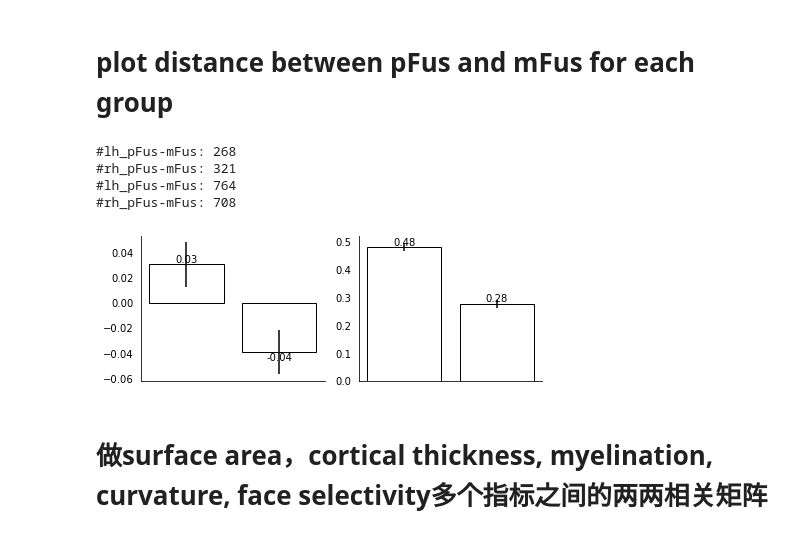
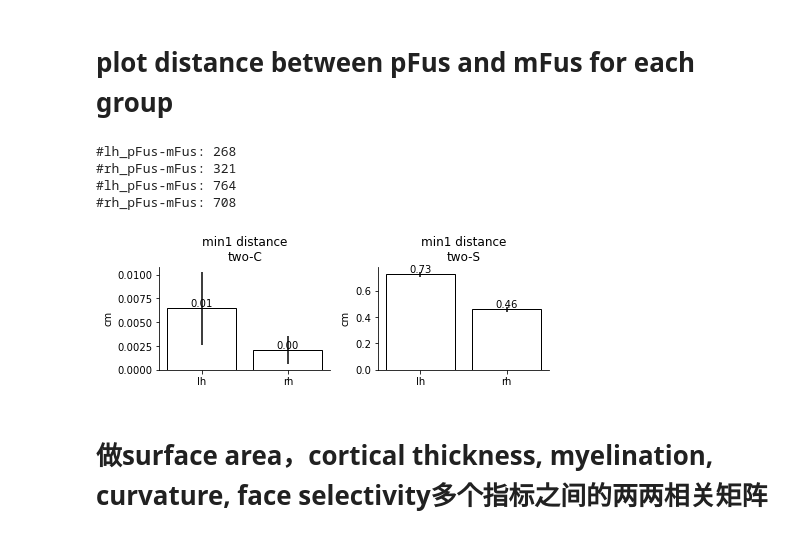
Before and after one commit to BNUCNL/nibrain, a Jupyter notebook: cxy_hcp_ffa/scripts/paper_fig.ipynb, the cells around one changed output. Saved outputs shown, nothing was run; the diff lists cells and outputs as text; code cells hidden in the pictures.

Commit message:
cxy_hcp_ffa: calc and plot min distance between mFus and pFus

```diff
--- a/cxy_hcp_ffa/scripts/paper_fig.ipynb
+++ b/cxy_hcp_ffa/scripts/paper_fig.ipynb
@@ -527,9 +527,10 @@ for gid in gids:
 # %% [markdown]
 # plot distance between pFus and mFus for each group
 # %%
-method = 'AP_gap-y'  # 'peak', 'min', 'AP_gap-y', 'AP_gap-geo'
+method = 'min1'  # 'peak', 'min', 'min1', 'AP_gap-y', 'AP_gap-geo'
 method2ylim = {
     'peak': (1.5, 2.6),
+    'min1': (None, None),
     'AP_gap-y': (None, None),
     'AP_gap-geo': (0.8, 1.3)
 }
@@ -543,8 +544,8 @@ gid2name = {
 }
 data_file = pjoin(anal_dir, f'gdist_{method}.csv')
 gid_file = pjoin(anal_dir, 'grouping/group_id_{hemi}.npy')
-out_file = None
-# out_file = pjoin(work_dir, f'grouping_distance_{method}.jpg')
+# out_file = None
+out_file = pjoin(work_dir, f'grouping_distance_{method}.jpg')
 
 n_gid = len(gids)
 n_hemi = len(hemis)
@@ -572,39 +573,39 @@ for gid_idx, gid in enumerate(gids):
         dataset.append(data)
 
     # plot bar
     rects = ax.bar(x, ys, yerr=yerrs, fc='w', ec='k')
     show_bar_value(rects, '.2f', ax)
 
     # plot violin
 #     violins = ax.violinplot(dataset, x, widths=width,
 #                             showmeans=True, showextrema=False)
 #     for pc in violins['bodies']:
 #         pc.set_facecolor('w')
 #         pc.set_edgecolor('k')
 #         pc.set_alpha(1)
 #     violins['cmeans'].set_color('k')
 
-#     ax.set_xticks(x)
-#     ax.set_xticklabels(hemis)
+    ax.set_xticks(x)
+    ax.set_xticklabels(hemis)
     ax.set_ylim(*method2ylim[method])
 #     ax.set_yticks([2, 2.5])
 #     ax.set_yticklabels([2, 2.5])
-#     ax.set_ylabel('cm')
-#     ax.set_title(f'{method} distance\n{gid2name[gid]}')
-    ax.tick_params(bottom=False, labelbottom=False, left=False)
+    ax.set_ylabel('cm')
+    ax.set_title(f'{method} distance\n{gid2name[gid]}')
+#     ax.tick_params(bottom=False, labelbottom=False, left=False)
     ax.spines['top'].set_visible(False)
     ax.spines['right'].set_visible(False)
 plt.tight_layout()
 if out_file is None:
     plt.show()
 else:
     plt.savefig(out_file)
 # %% [output]
 #lh_pFus-mFus: 268
 #rh_pFus-mFus: 321
 #lh_pFus-mFus: 764
 #rh_pFus-mFus: 708
-[figure, old version]
+[figure, new version]
 # %% [markdown]
 # 做surface area，cortical thickness, myelination, curvature, face selectivity多个指标之间的两两相关矩阵
 # %%
```
Also changed, not shown: 2 other files.
